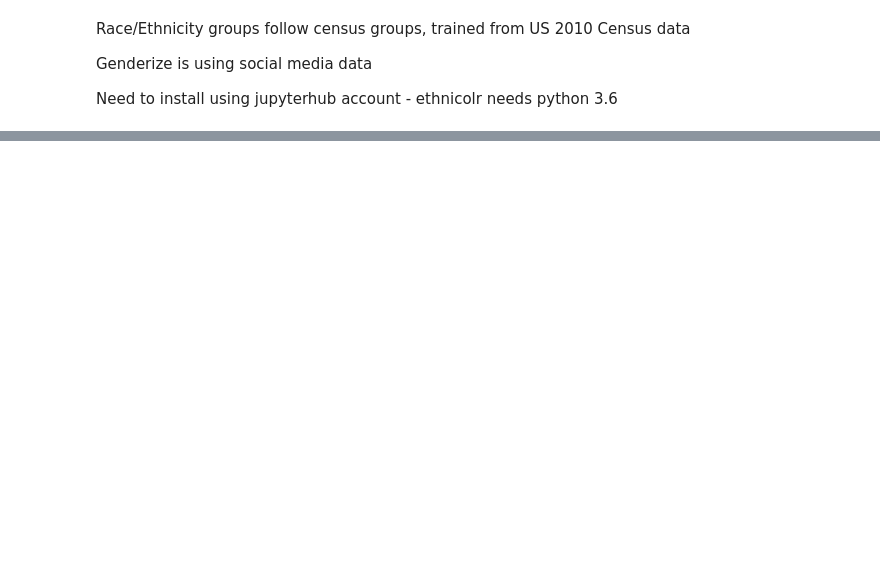
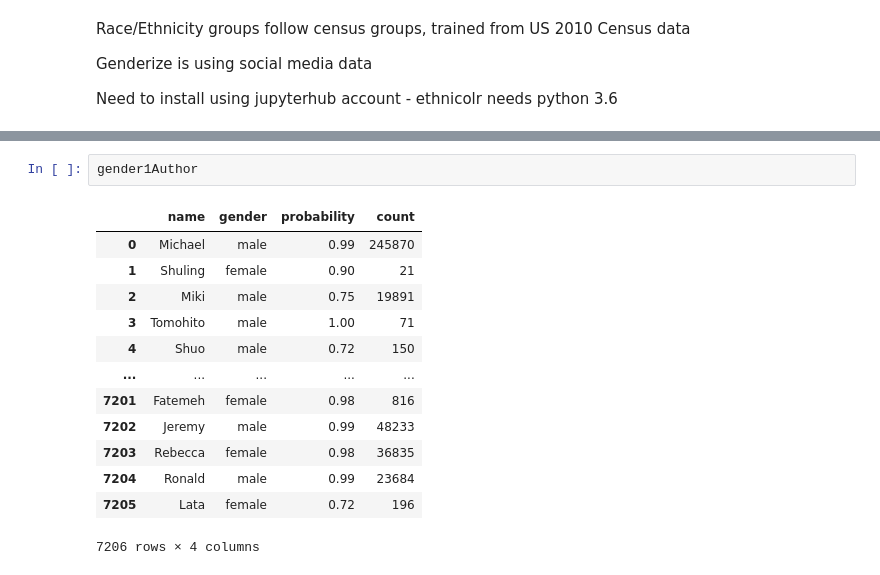
Before and after one commit to NCBI-Codeathons/pubmed-codeathon-team1, a Jupyter notebook: notebooks/race_ethnicity_name.ipynb, the cells around one changed output, grey strips where cells are left out. Drawn from its saved outputs; the diff is of its cells as text; blank space fills up the shorter version.

```diff
--- a/notebooks/race_ethnicity_name.ipynb
+++ b/notebooks/race_ethnicity_name.ipynb
@@ -95,0 +212,16 @@ df.merge(gender_prob, left_on = 'fname', right_on = 'name')
+# %%
+gender1Author
+# %% [output]
+|  | name | gender | probability | count |
+| 0 | Michael | male | 0.99 | 245870 |
+| 1 | Shuling | female | 0.90 | 21 |
+| 2 | Miki | male | 0.75 | 19891 |
+| 3 | Tomohito | male | 1.00 | 71 |
+| 4 | Shuo | male | 0.72 | 150 |
+| ... | ... | ... | ... | ... |
+| 7201 | Fatemeh | female | 0.98 | 816 |
+| 7202 | Jeremy | male | 0.99 | 48233 |
+| 7203 | Rebecca | female | 0.98 | 36835 |
+| 7204 | Ronald | male | 0.99 | 23684 |
+| 7205 | Lata | female | 0.72 | 196 |
+7206 rows × 4 columns
```
Also changed, not shown: parts of 83 cells of this notebook.
